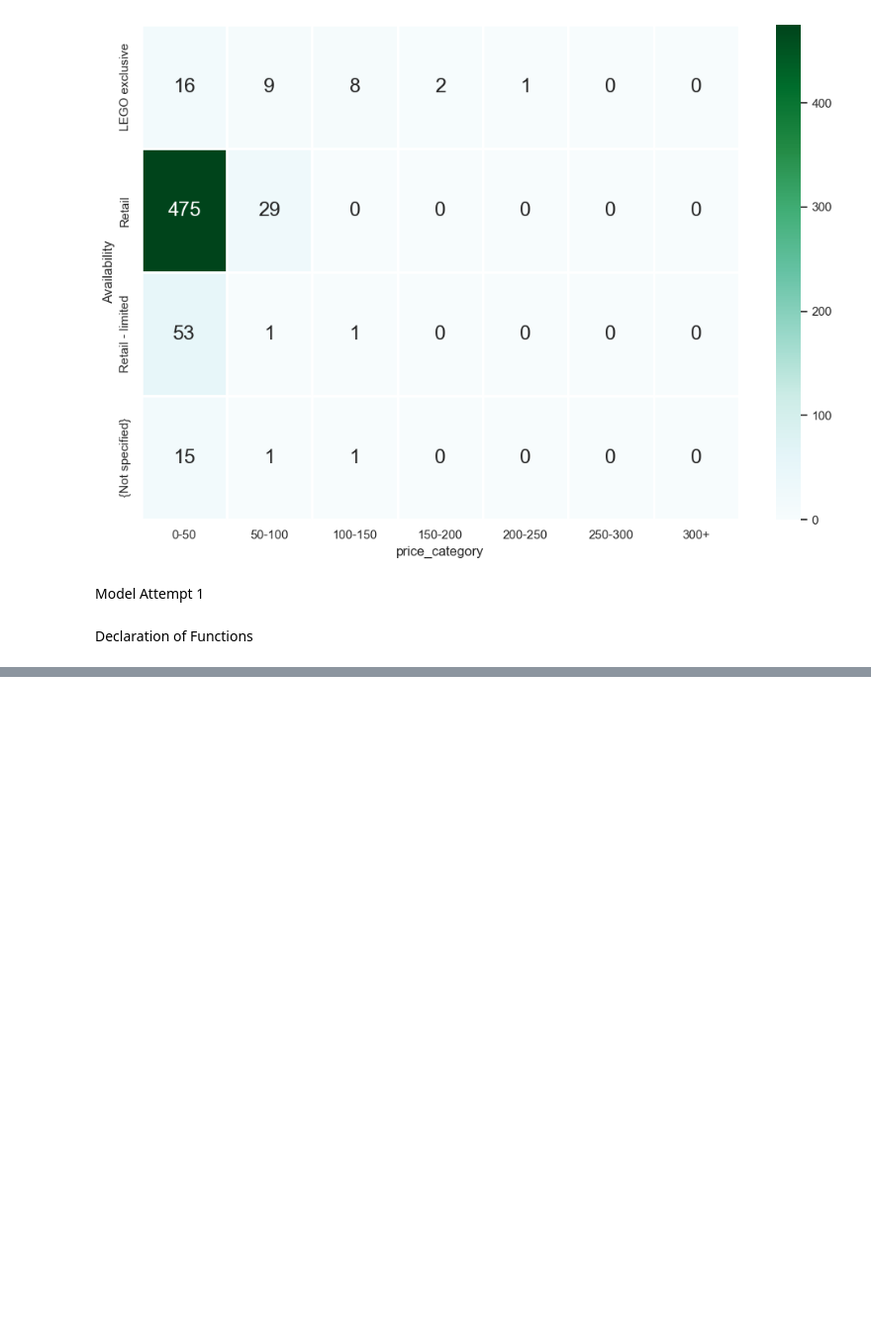
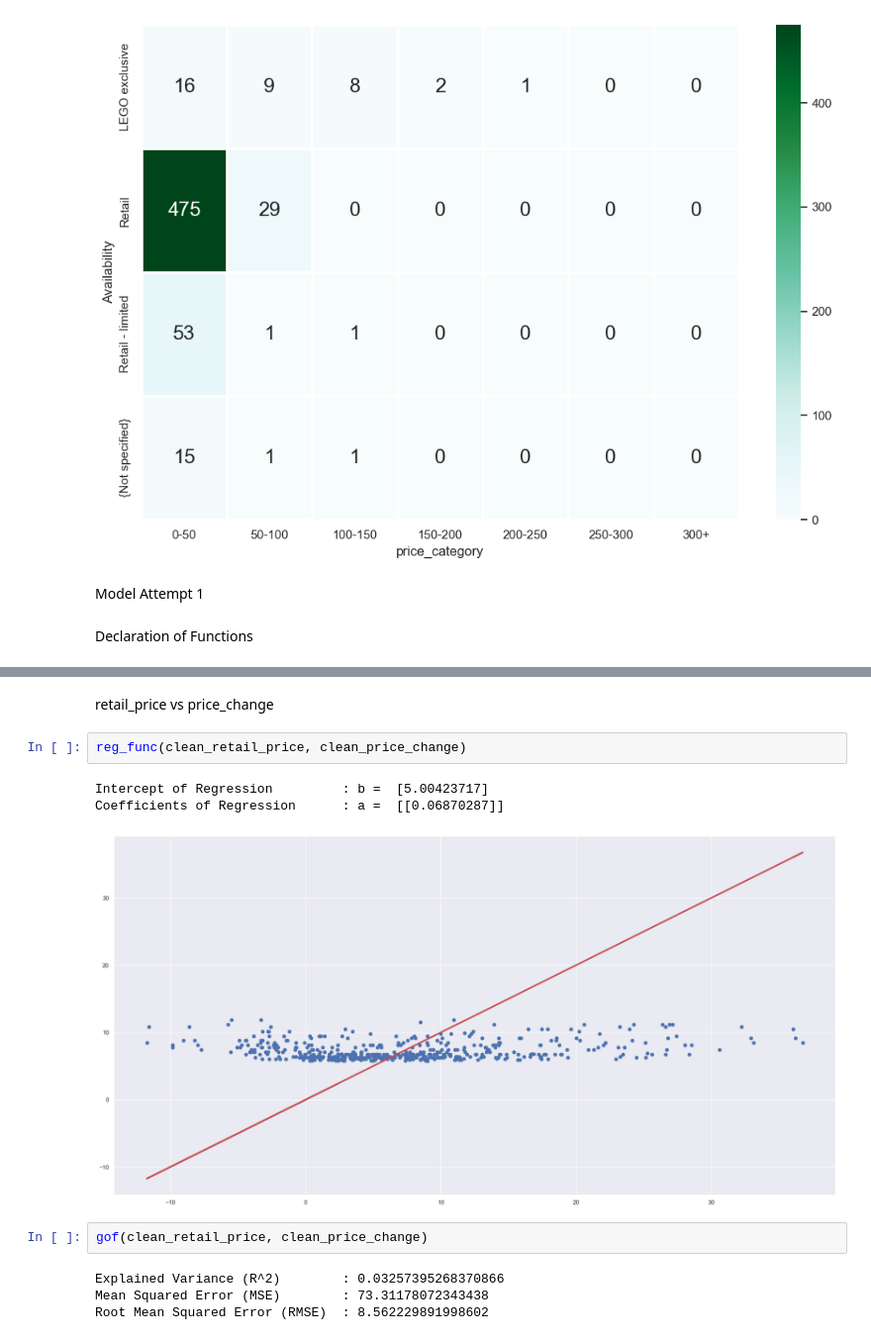
Before and after one commit to junhowe/sc1015-proj, a Jupyter notebook: tempmodel.ipynb, the cells around one changed output, grey strips where cells are left out. Shown at 99% size. Saved outputs shown, nothing was run; the diff lists cells and outputs as text; blank space fills up the shorter version.

```diff
--- a/tempmodel.ipynb
+++ b/tempmodel.ipynb
@@ -333,0 +383,14 @@ KeyError: 'price_change'
+# %% [markdown]
+retail_price vs price_change
+# %%
+reg_func(clean_retail_price, clean_price_change)
+# %% [output]
+Intercept of Regression         : b =  [5.00423717]
+Coefficients of Regression      : a =  [[0.06870287]]
+[figure, added]
+# %%
+gof(clean_retail_price, clean_price_change)
+# %% [output]
+Explained Variance (R^2)        : 0.03257395268370866
+Mean Squared Error (MSE)        : 73.31178072343438
+Root Mean Squared Error (RMSE)  : 8.562229891998602
```
Also changed, not shown: parts of 22 cells of this notebook.
